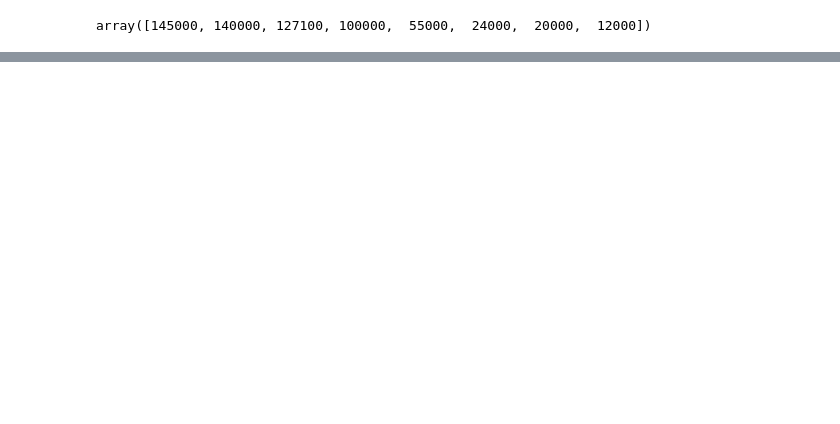
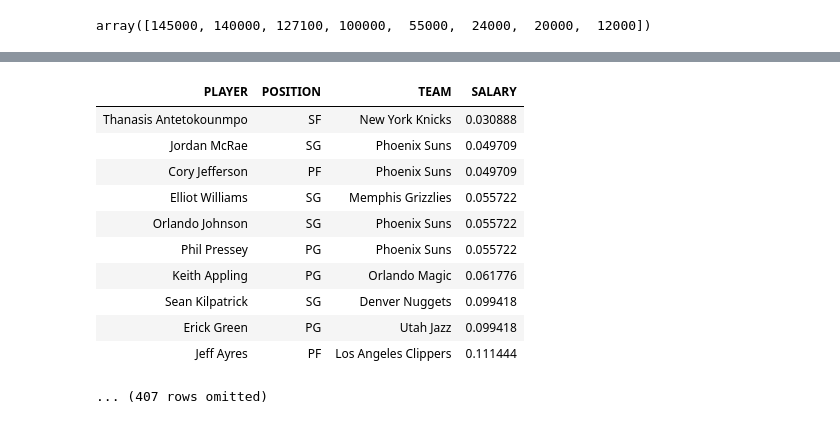
Before and after one commit to Matthew-HMS/Datascience101, a Jupyter notebook: Tables.ipynb, the cells around one changed output, grey strips where cells are left out. Saved outputs shown, nothing was run; the diff lists cells and outputs as text; code cells hidden in the pictures; blank space fills up the shorter version.

Commit message:
accomplish sort rows

```diff
--- a/Tables.ipynb
+++ b/Tables.ipynb
@@ -290,0 +178,4 @@ All of the methods that we have used above can be applied to any table.
+# %%
+nba_salaries.sort('PLAYER').show(5)
+# original table is not changed
+nba_salaries.show(5)
@@ -290,0 +197,4 @@ All of the methods that we have used above can be applied to any table.
+# %%
+nba = nba_salaries.relabeled("'15-'16 SALARY", 'SALARY').sort('SALARY')
+nba.sort('SALARY').show(5)
+nba.sort('SALARY', descending=True).show(5)
@@ -290,0 +216,15 @@ All of the methods that we have used above can be applied to any table.
+# %%
+nba
+# %% [output]
+| PLAYER | POSITION | TEAM | SALARY |
+| Thanasis Antetokounmpo | SF | New York Knicks | 0.030888 |
+| Jordan McRae | SG | Phoenix Suns | 0.049709 |
+| Cory Jefferson | PF | Phoenix Suns | 0.049709 |
+| Elliot Williams | SG | Memphis Grizzlies | 0.055722 |
+| Orlando Johnson | SG | Phoenix Suns | 0.055722 |
+| Phil Pressey | PG | Phoenix Suns | 0.055722 |
+| Keith Appling | PG | Orlando Magic | 0.061776 |
+| Sean Kilpatrick | SG | Denver Nuggets | 0.099418 |
+| Erick Green | PG | Utah Jazz | 0.099418 |
+| Jeff Ayres | PF | Los Angeles Clippers | 0.111444 |
+... (407 rows omitted)
```
Also changed, not shown: parts of 52 cells of this notebook, 2 other files.
